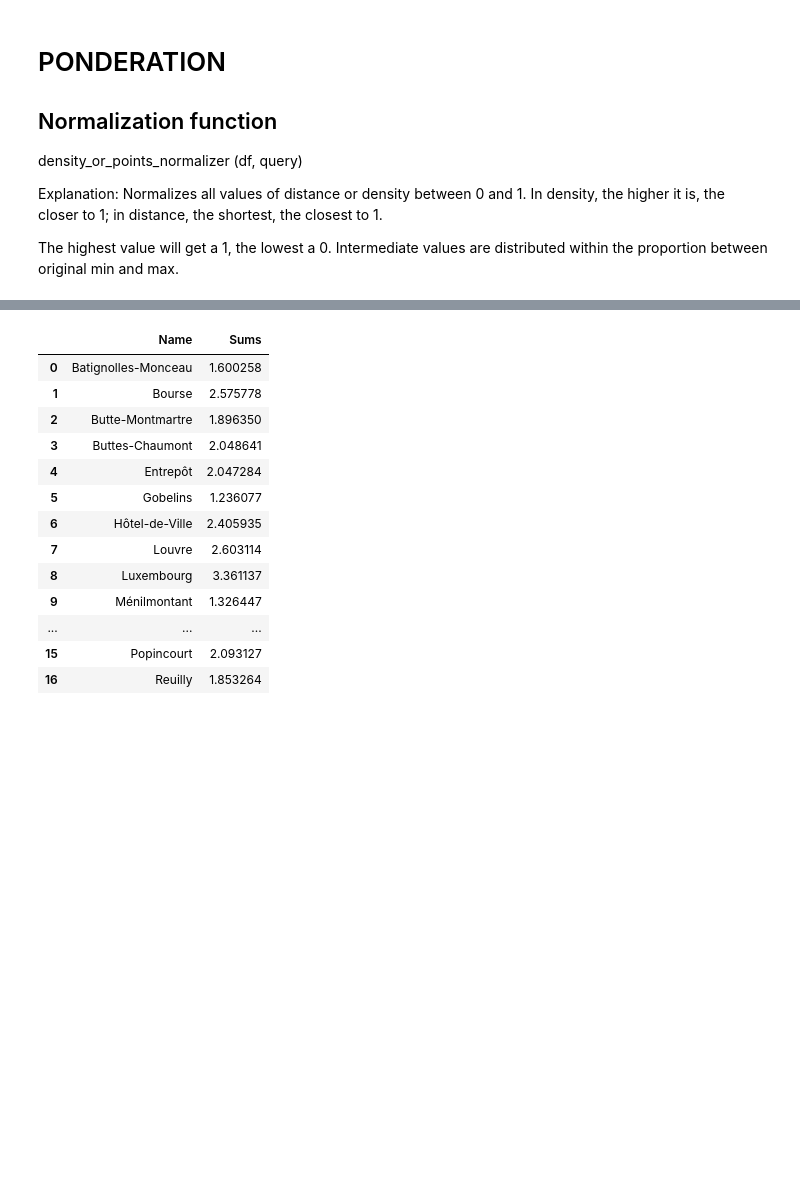
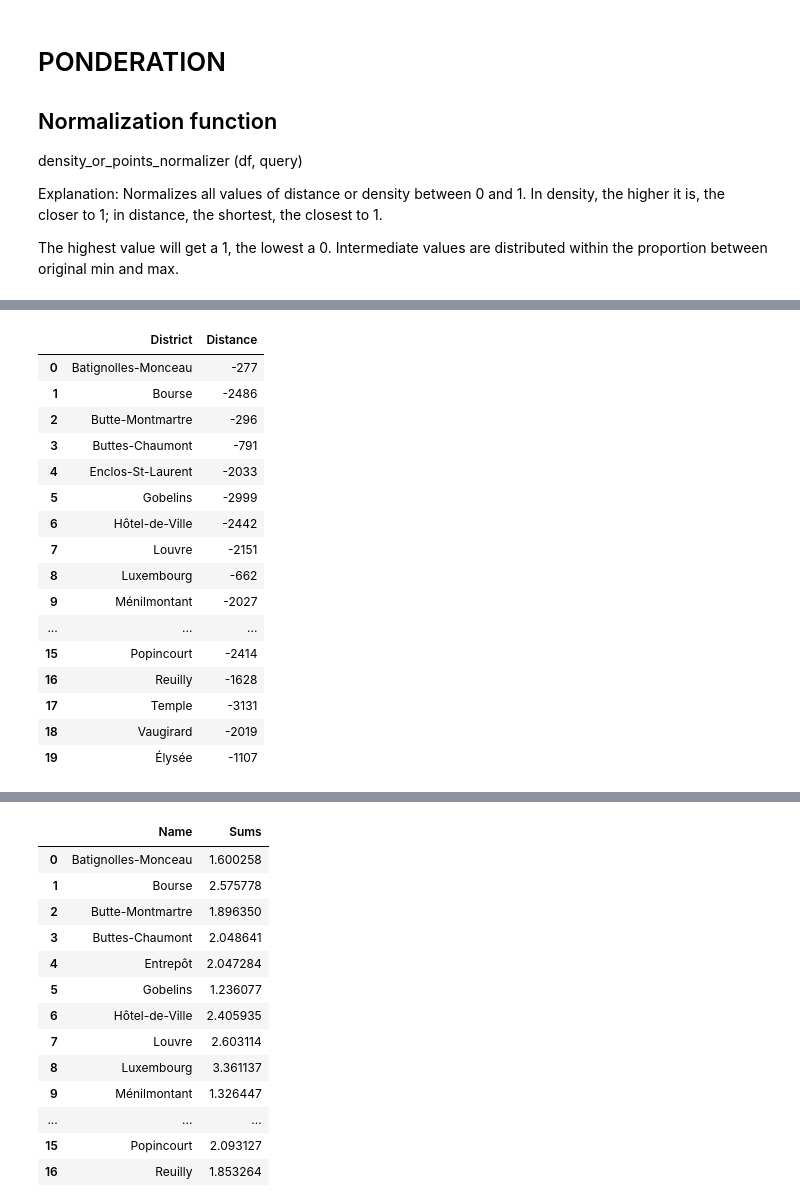
Before and after one commit to gerardrius/Gerard-Project-III, a Jupyter notebook: main.ipynb, the cells around one changed output, grey strips where cells are left out. Saved outputs shown, nothing was run; the diff lists cells and outputs as text; code cells hidden in the pictures; blank space fills up the shorter version.

```diff
--- a/main.ipynb
+++ b/main.ipynb
@@ -135,6 +175,26 @@ airport_normalized = density_or_points_normalizer(airport_query, 'Airports')
 # Dog hairdresser
 dog_grooming_query = distance_criteria ('', 11134)
 dog_grooming_normalized = density_or_points_normalizer(dog_grooming_query, 'Dog grooming')
+# %%
+dog_grooming_query
+# %% [output]
+|  | District | Distance |
+| 0 | Batignolles-Monceau | -277 |
+| 1 | Bourse | -2486 |
+| 2 | Butte-Montmartre | -296 |
+| 3 | Buttes-Chaumont | -791 |
+| 4 | Enclos-St-Laurent | -2033 |
+| 5 | Gobelins | -2999 |
+| 6 | Hôtel-de-Ville | -2442 |
+| 7 | Louvre | -2151 |
+| 8 | Luxembourg | -662 |
+| 9 | Ménilmontant | -2027 |
+| ... | ... | ... |
+| 15 | Popincourt | -2414 |
+| 16 | Reuilly | -1628 |
+| 17 | Temple | -3131 |
+| 18 | Vaugirard | -2019 |
+| 19 | Élysée | -1107 |
 # %%
 # Basketball courts
 basketball_query = distance_criteria ('Basket', 18008)
```
Also changed, not shown: parts of 7 cells of this notebook, 22 other files.
